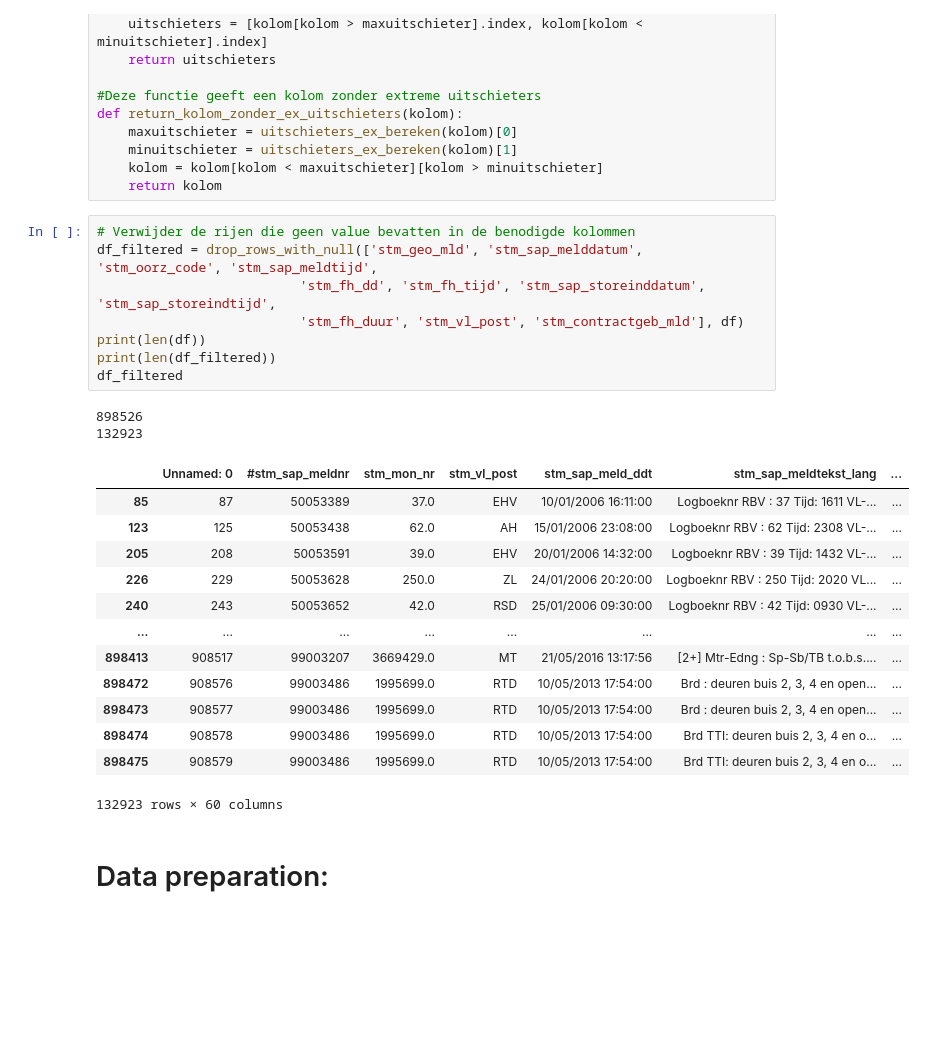
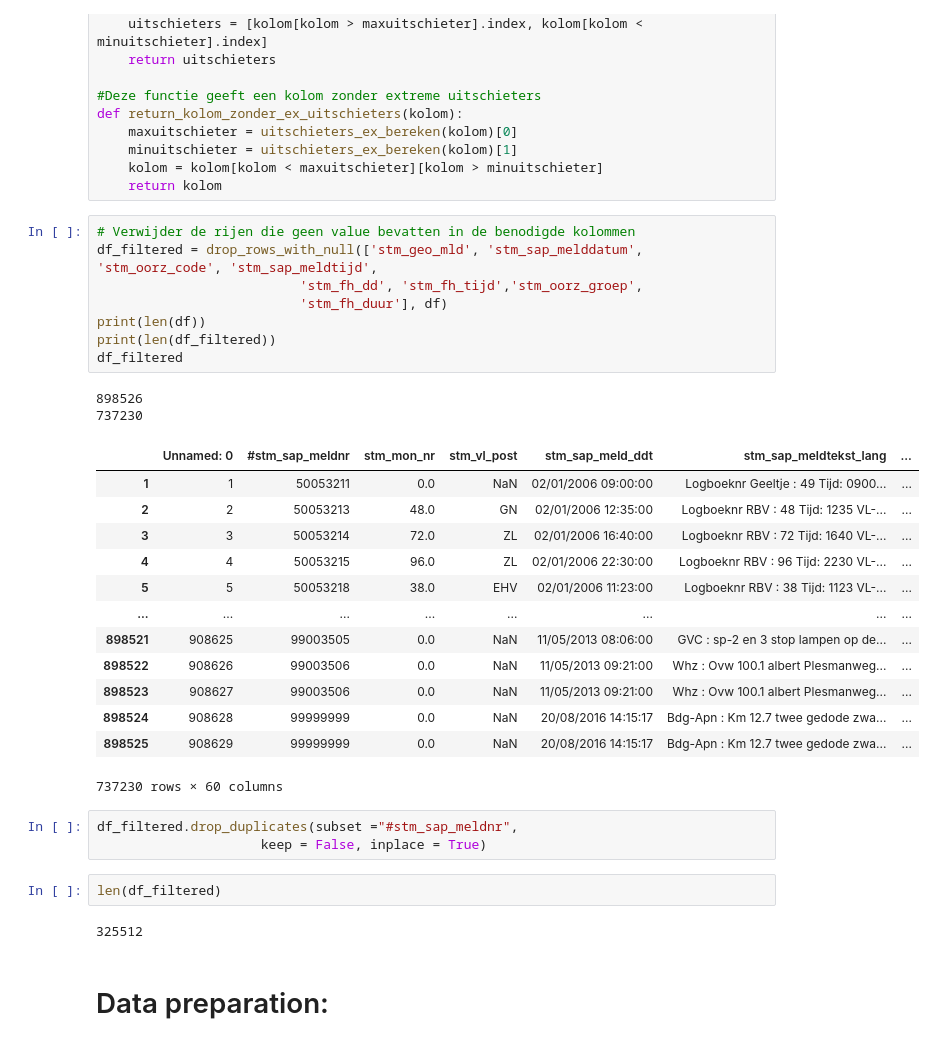
Before and after one commit to frankspak/DDB-groep11, a Jupyter notebook: Project-DDB.ipynb, the cells around one changed output. Cells and saved outputs as stored; diff of their text form; blank space fills up the shorter version.

```diff
--- a/Project-DDB.ipynb
+++ b/Project-DDB.ipynb
@@ -119,27 +119,34 @@ def return_kolom_zonder_ex_uitschieters(kolom):
 # %%
 # Verwijder de rijen die geen value bevatten in de benodigde kolommen
 df_filtered = drop_rows_with_null(['stm_geo_mld', 'stm_sap_melddatum', 'stm_oorz_code', 'stm_sap_meldtijd',
-                          'stm_fh_dd', 'stm_fh_tijd', 'stm_sap_storeinddatum', 'stm_sap_storeindtijd',
-                          'stm_fh_duur', 'stm_vl_post', 'stm_contractgeb_mld'], df)
+                          'stm_fh_dd', 'stm_fh_tijd','stm_oorz_groep',
+                          'stm_fh_duur'], df)
 print(len(df))
 print(len(df_filtered))
 df_filtered
 # %% [output]
 898526
-132923
+737230
 |  | Unnamed: 0 | #stm_sap_meldnr | stm_mon_nr | stm_vl_post | stm_sap_meld_ddt | stm_sap_meldtekst_lang | ... |
-| 85 | 87 | 50053389 | 37.0 | EHV | 10/01/2006 16:11:00 | Logboeknr RBV : 37 Tijd: 1611 VL-... | ... |
-| 123 | 125 | 50053438 | 62.0 | AH | 15/01/2006 23:08:00 | Logboeknr RBV : 62 Tijd: 2308 VL-... | ... |
-| 205 | 208 | 50053591 | 39.0 | EHV | 20/01/2006 14:32:00 | Logboeknr RBV : 39 Tijd: 1432 VL-... | ... |
-| 226 | 229 | 50053628 | 250.0 | ZL | 24/01/2006 20:20:00 | Logboeknr RBV : 250 Tijd: 2020 VL... | ... |
-| 240 | 243 | 50053652 | 42.0 | RSD | 25/01/2006 09:30:00 | Logboeknr RBV : 42 Tijd: 0930 VL-... | ... |
+| 1 | 1 | 50053211 | 0.0 | NaN | 02/01/2006 09:00:00 | Logboeknr Geeltje : 49 Tijd: 0900... | ... |
+| 2 | 2 | 50053213 | 48.0 | GN | 02/01/2006 12:35:00 | Logboeknr RBV : 48 Tijd: 1235 VL-... | ... |
+| 3 | 3 | 50053214 | 72.0 | ZL | 02/01/2006 16:40:00 | Logboeknr RBV : 72 Tijd: 1640 VL-... | ... |
+| 4 | 4 | 50053215 | 96.0 | ZL | 02/01/2006 22:30:00 | Logboeknr RBV : 96 Tijd: 2230 VL-... | ... |
+| 5 | 5 | 50053218 | 38.0 | EHV | 02/01/2006 11:23:00 | Logboeknr RBV : 38 Tijd: 1123 VL-... | ... |
 | ... | ... | ... | ... | ... | ... | ... | ... |
-| 898413 | 908517 | 99003207 | 3669429.0 | MT | 21/05/2016 13:17:56 | [2+] Mtr-Edng : Sp-Sb/TB t.o.b.s.... | ... |
-| 898472 | 908576 | 99003486 | 1995699.0 | RTD | 10/05/2013 17:54:00 | Brd : deuren buis 2, 3, 4 en open... | ... |
-| 898473 | 908577 | 99003486 | 1995699.0 | RTD | 10/05/2013 17:54:00 | Brd : deuren buis 2, 3, 4 en open... | ... |
-| 898474 | 908578 | 99003486 | 1995699.0 | RTD | 10/05/2013 17:54:00 | Brd TTI: deuren buis 2, 3, 4 en o... | ... |
-| 898475 | 908579 | 99003486 | 1995699.0 | RTD | 10/05/2013 17:54:00 | Brd TTI: deuren buis 2, 3, 4 en o... | ... |
+| 898521 | 908625 | 99003505 | 0.0 | NaN | 11/05/2013 08:06:00 | GVC : sp-2 en 3 stop lampen op de... | ... |
+| 898522 | 908626 | 99003506 | 0.0 | NaN | 11/05/2013 09:21:00 | Whz : Ovw 100.1 albert Plesmanweg... | ... |
+| 898523 | 908627 | 99003506 | 0.0 | NaN | 11/05/2013 09:21:00 | Whz : Ovw 100.1 albert Plesmanweg... | ... |
+| 898524 | 908628 | 99999999 | 0.0 | NaN | 20/08/2016 14:15:17 | Bdg-Apn : Km 12.7 twee gedode zwa... | ... |
+| 898525 | 908629 | 99999999 | 0.0 | NaN | 20/08/2016 14:15:17 | Bdg-Apn : Km 12.7 twee gedode zwa... | ... |
-132923 rows × 60 columns
+737230 rows × 60 columns
+# %%
+df_filtered.drop_duplicates(subset ="#stm_sap_meldnr",
+                     keep = False, inplace = True)
+# %%
+len(df_filtered)
+# %% [output]
+325512
 # %% [markdown]
 # Data preparation:
 # %%
```
Also changed, not shown: parts of 37 cells of this notebook.
